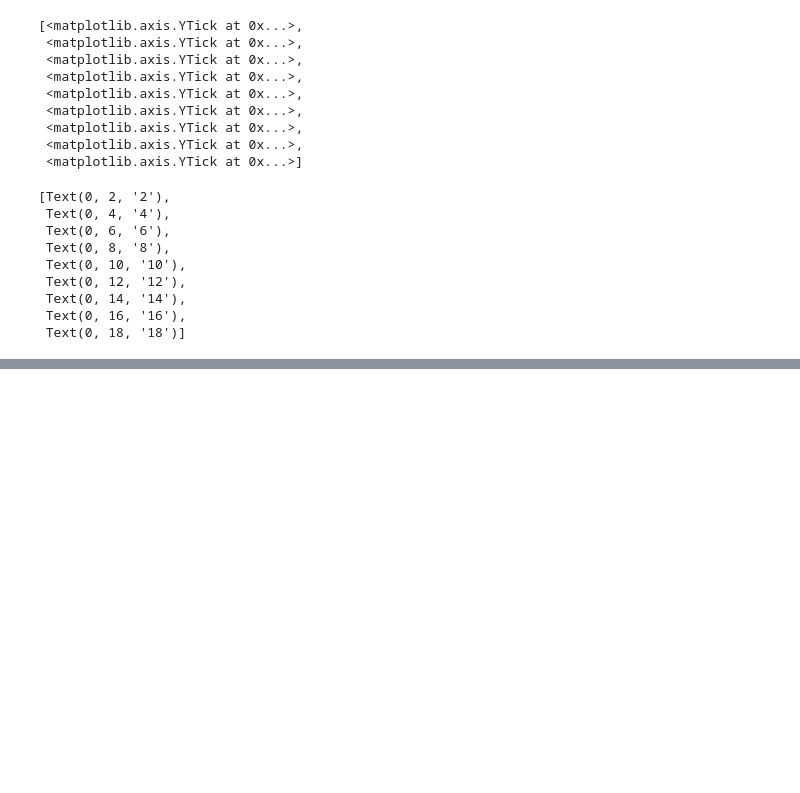
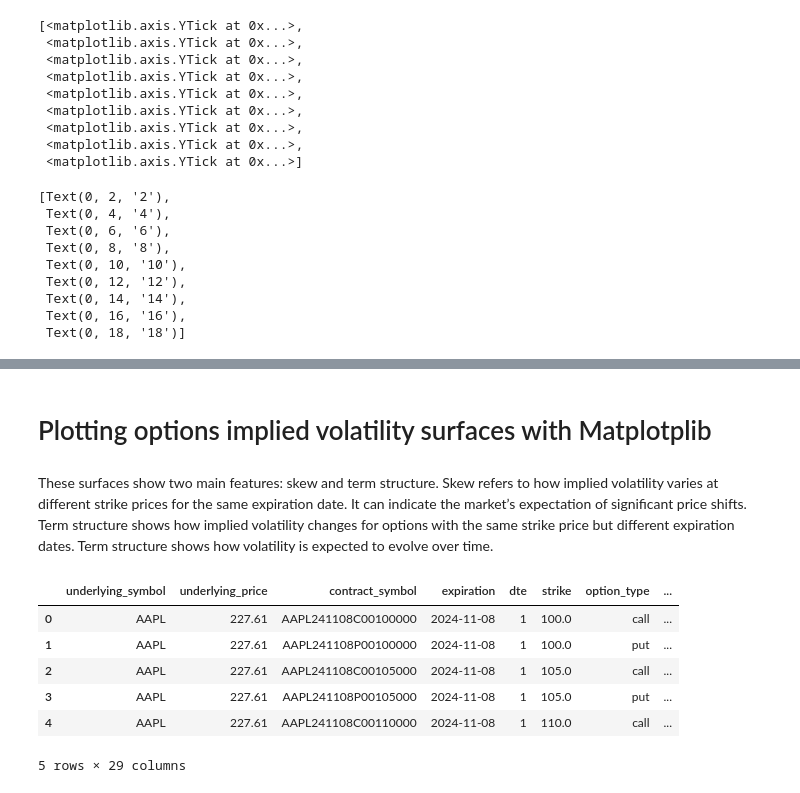
Before and after one commit to MichalPoleszczuk/Books, a Jupyter notebook: Python_for_Algorithmic_Trading_Cookbook/Chapter3/Notes_to_Chapter3.ipynb, the cells around one changed output, grey strips where cells are left out. Drawn from its saved outputs; the diff is of its cells as text; code cells hidden in the pictures; blank space fills up the shorter version.

```diff
--- a/Python_for_Algorithmic_Trading_Cookbook/Chapter3/Notes_to_Chapter3.ipynb
+++ b/Python_for_Algorithmic_Trading_Cookbook/Chapter3/Notes_to_Chapter3.ipynb
@@ -238,3 +265,5 @@ ani = animation.FuncAnimation(
 )
 # %%
 plt.show()
+# %% [markdown]
+# Plotting options implied volatility surfaces with Matplotplib
@@ -240,0 +272,23 @@ plt.show()
+# %% [markdown]
+These surfaces show two main features: skew and term structure. Skew refers to how implied volatility varies at different strike prices for the same expiration date. It can indicate the market’s expectation of significant price shifts. Term structure shows how implied volatility changes for options with the same strike price but different expiration dates. Term structure shows how volatility is expected to evolve over time.
+# %%
+import matplotlib.pyplot as plt
+import numpy as np
+from mpl_toolkits.mplot3d import Axes3D
+from openbb import obb
+obb.user.preferences.output_type = "dataframe"
+# %%
+chains = obb.derivatives.options.chains(
+    "AAPL",
+    provider="cboe",
+)
+# %%
+chains.head()
+# %% [output]
+|  | underlying_symbol | underlying_price | contract_symbol | expiration | dte | strike | option_type | ... |
+| 0 | AAPL | 227.61 | AAPL241108C00100000 | 2024-11-08 | 1 | 100.0 | call | ... |
+| 1 | AAPL | 227.61 | AAPL241108P00100000 | 2024-11-08 | 1 | 100.0 | put | ... |
+| 2 | AAPL | 227.61 | AAPL241108C00105000 | 2024-11-08 | 1 | 105.0 | call | ... |
+| 3 | AAPL | 227.61 | AAPL241108P00105000 | 2024-11-08 | 1 | 105.0 | put | ... |
+| 4 | AAPL | 227.61 | AAPL241108C00110000 | 2024-11-08 | 1 | 110.0 | call | ... |
+5 rows × 29 columns
```
Also changed, not shown: parts of 33 cells of this notebook.
